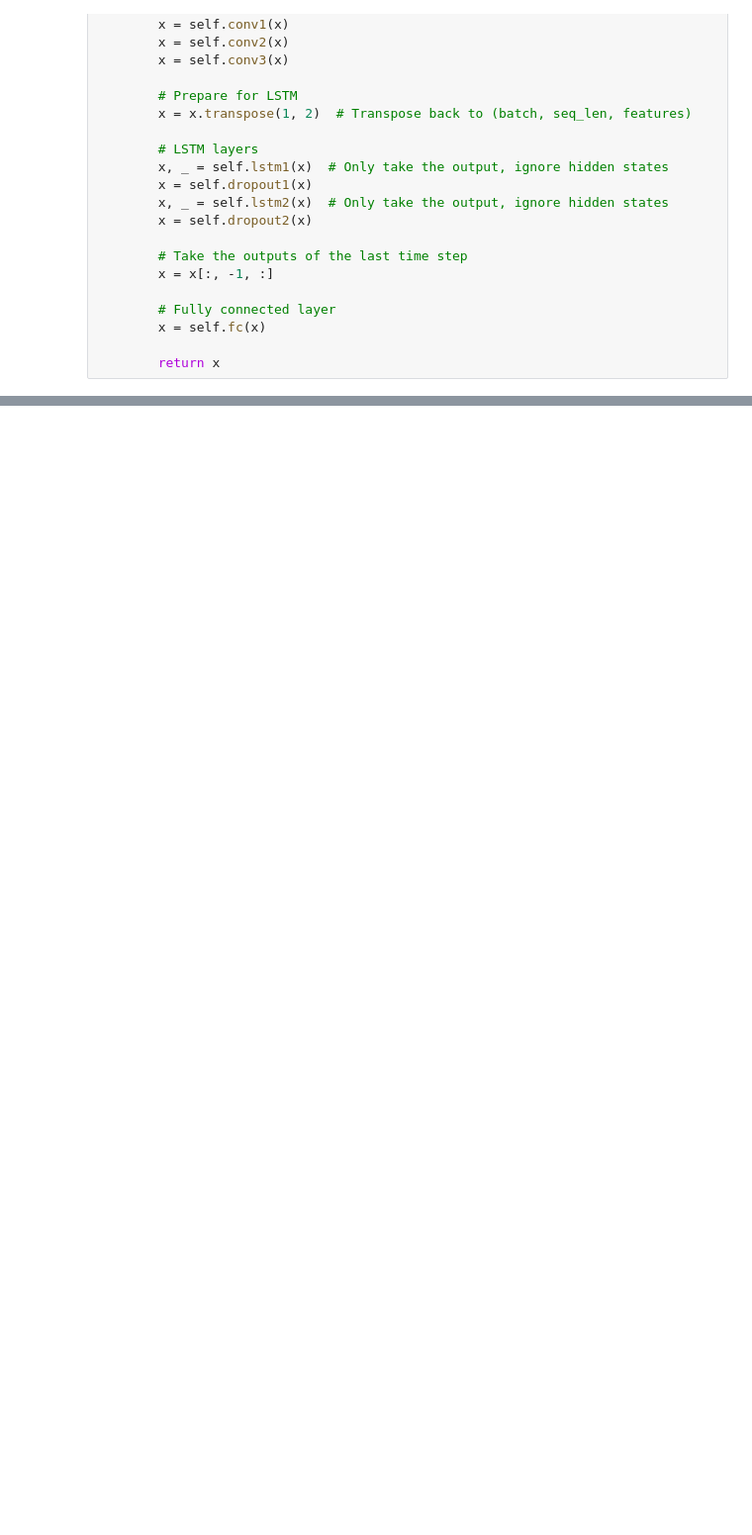
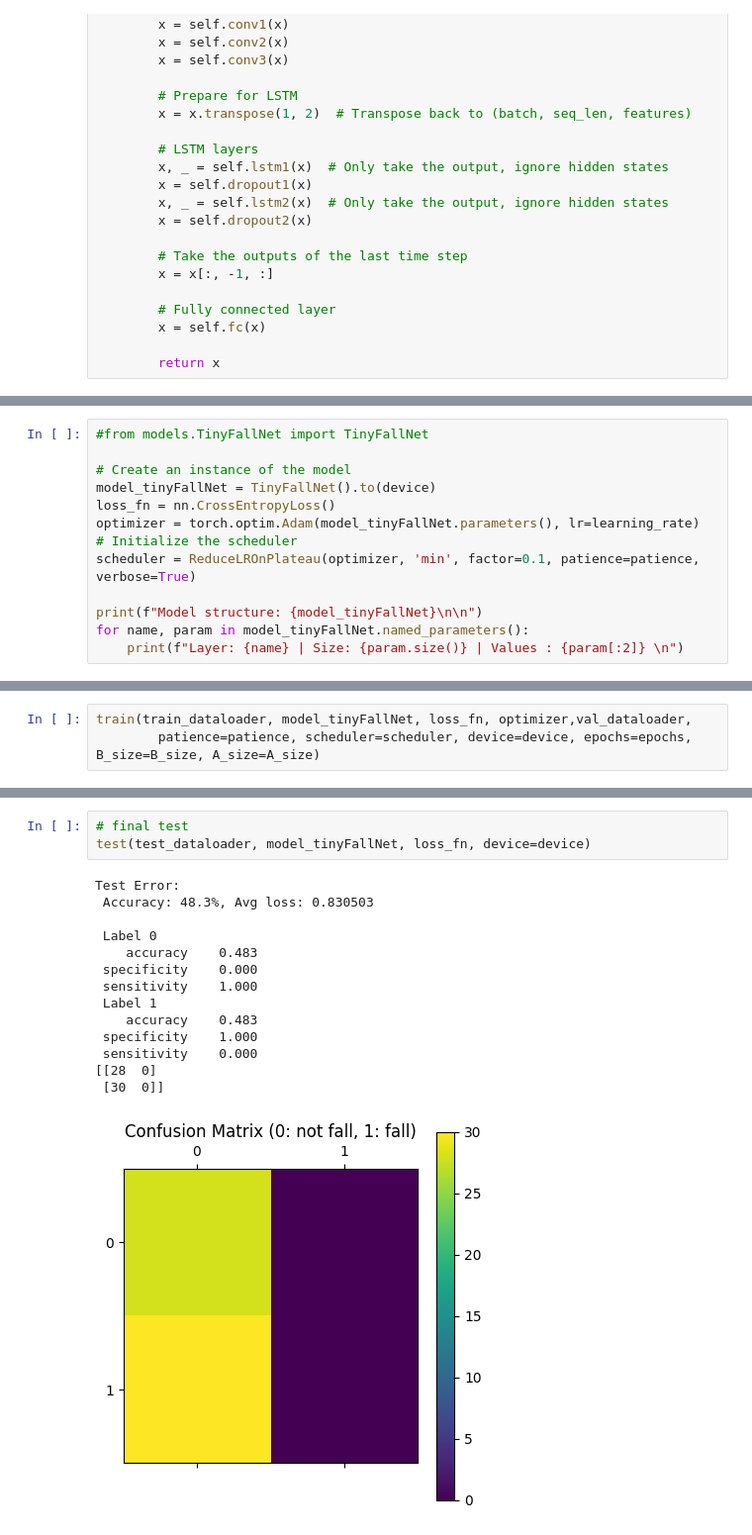
Before and after one commit to Liux1n/Fall_Detection, a Jupyter notebook: train_Kfall.ipynb, the cells around one changed output, grey strips where cells are left out. Shown at 99% size. Drawn from its saved outputs; the diff is of its cells as text; blank space fills up the shorter version.

```diff
--- a/train_Kfall.ipynb
+++ b/train_Kfall.ipynb
@@ -481,0 +500,13 @@ Test Error:
+# %%
+#from models.TinyFallNet import TinyFallNet
+
+# Create an instance of the model
+model_tinyFallNet = TinyFallNet().to(device)
+loss_fn = nn.CrossEntropyLoss()
+optimizer = torch.optim.Adam(model_tinyFallNet.parameters(), lr=learning_rate)
+# Initialize the scheduler
+scheduler = ReduceLROnPlateau(optimizer, 'min', factor=0.1, patience=patience, verbose=True)
+
+print(f"Model structure: {model_tinyFallNet}\n\n")
+for name, param in model_tinyFallNet.named_parameters():
+    print(f"Layer: {name} | Size: {param.size()} | Values : {param[:2]} \n")
@@ -481,0 +531,3 @@ Test Error:
+# %%
+train(train_dataloader, model_tinyFallNet, loss_fn, optimizer,val_dataloader,
+        patience=patience, scheduler=scheduler, device=device, epochs=epochs, B_size=B_size, A_size=A_size)
@@ -481,0 +554,18 @@ Test Error:
+# %%
+# final test
+test(test_dataloader, model_tinyFallNet, loss_fn, device=device)
+# %% [output]
+Test Error:
+ Accuracy: 48.3%, Avg loss: 0.830503
+
+ Label 0
+    accuracy    0.483
+ specificity    0.000
+ sensitivity    1.000
+ Label 1
+    accuracy    0.483
+ specificity    1.000
+ sensitivity    0.000
+[[28  0]
+ [30  0]]
+[figure, added]
```
Also changed, not shown: parts of 27 cells of this notebook, 4 other files.
